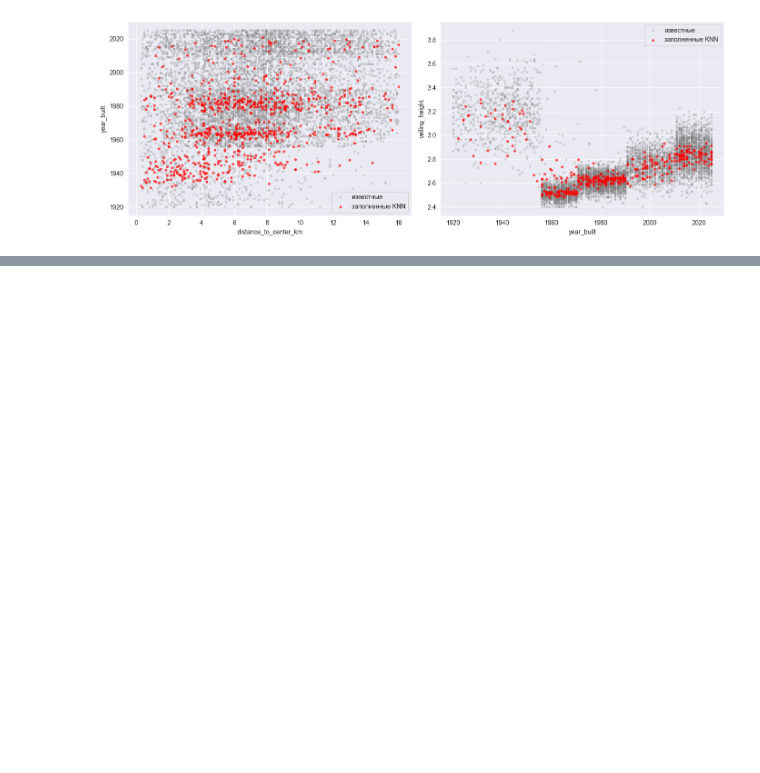
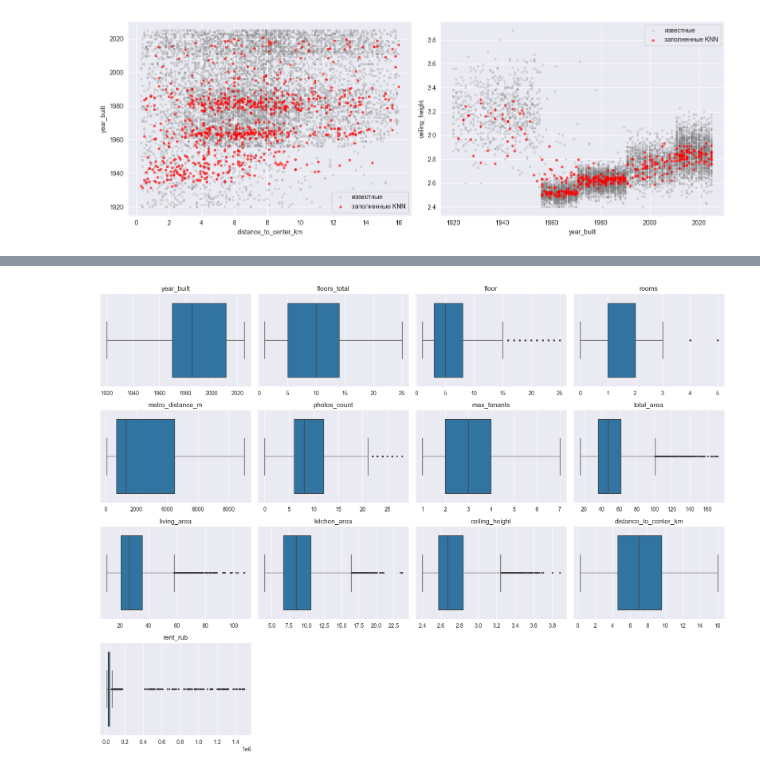
Before and after one commit to 6VolGirl/6VolGirl-Suhodolova_Anna_Lab2, a Jupyter notebook: notebooks/01_preparation.ipynb, the cells around one changed output, grey strips where cells are left out. Cells and saved outputs as stored; diff of their text form; code cells hidden in the pictures; blank space fills up the shorter version.

```diff
--- a/notebooks/01_preparation.ipynb
+++ b/notebooks/01_preparation.ipynb
@@ -1335,17 +1335,14 @@ display(mae_table.round(3))
 - FloorsFiller -этажность и этаж
 - медиана - фото
 # %%
-from modules.preprocessing import GroupMedianFiller, UnknownCategoryFiller
-
-CAT_MISSING = [c for c in missing_cols if c in CAT_FEATURES]
+from modules.preprocessing import GroupMedianFiller
 
 # Полная цепочка: площади и жильцы, год и потолки по KNN, этажность и этаж, фото, категории
-full_pipeline = Pipeline([
+numeric_pipeline = Pipeline([
     ("filled", clone(filled_pipeline)),
     ("knn", NumericKNNFiller(["year_built", "ceiling_height"], KNN_COLS, KNN_CAT, 1.0, 10)),  # k и вес — из таблицы подбора
     ("floors", FloorsFiller()),
     ("photos", GroupMedianFiller(["photos_count"])),
-    #("unknown", UnknownCategoryFiller(CAT_MISSING)),
 ])
-X_full = full_pipeline.fit_transform(X_train)
-X_valid_full = full_pipeline.transform(X_valid)   # validation только преобразуем
+X_full = numeric_pipeline.fit_transform(X_train)
+X_valid_full = numeric_pipeline.transform(X_valid)   # validation только преобразуем
@@ -1396,0 +1710,33 @@ print("Флаги пропусков:", FLAGS)
+# %%
+# Выбросы: числа (IQR на исходной шкале и на log1p) и редкие категории
+num_all = X_clean[NUM_FEATURES].astype(float).assign(**{TARGET: y_train.astype(float)})
+
+def iqr_flags(data, k):
+    """Границы Q1 − k·IQR и Q3 + k·IQR; при IQR = 0 (дискретные признаки) границы не считаем."""
+    q1, q3 = data.quantile(0.25), data.quantile(0.75)
+    iqr = (q3 - q1).replace(0, np.nan)
+    return q1 - k * iqr, q3 + k * iqr
+
+low, high = iqr_flags(num_all, 1.5)
+low3, high3 = iqr_flags(num_all, 3)
+known = num_all.notna().sum()
+
+out = pd.DataFrame({
+    "известно": known, "min": num_all.min(), "медиана": num_all.median(), "max": num_all.max(),
+    "% выбросов": ((num_all < low) | (num_all > high)).sum() / known * 100,
+    "крайних (3·IQR)": ((num_all < low3) | (num_all > high3)).sum(),
+    "асимметрия": num_all.skew(),
+})
+display(out.sort_values("% выбросов", ascending=False).round(2))
+
+# Ящики с усами по всем числовым столбцам
+fig, axes = plt.subplots(int(np.ceil(len(num_all.columns) / 4)), 4, figsize=(16, 3 * int(np.ceil(len(num_all.columns) / 4))))
+for ax, c in zip(axes.ravel(), num_all.columns):
+    sns.boxplot(x=num_all[c].dropna(), ax=ax, fliersize=2)
+    ax.set_title(c)
+    ax.set_xlabel("")
+for ax in axes.ravel()[len(num_all.columns):]:
+    ax.axis("off")
+plt.tight_layout()
+plt.show()
+# %% [output]
@@ -1396,0 +1757 @@ print("Флаги пропусков:", FLAGS)
+[figure, added]
```
Also changed, not shown: parts of 28 cells of this notebook.
